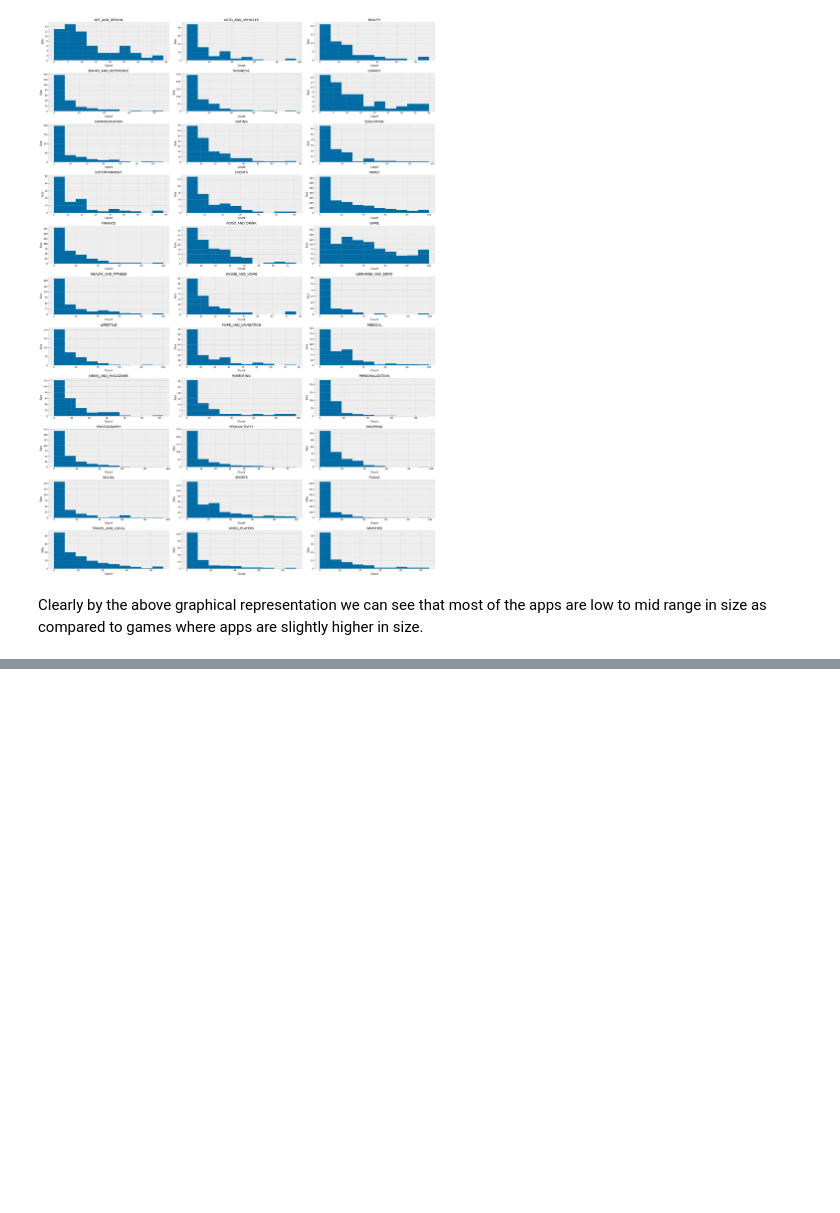
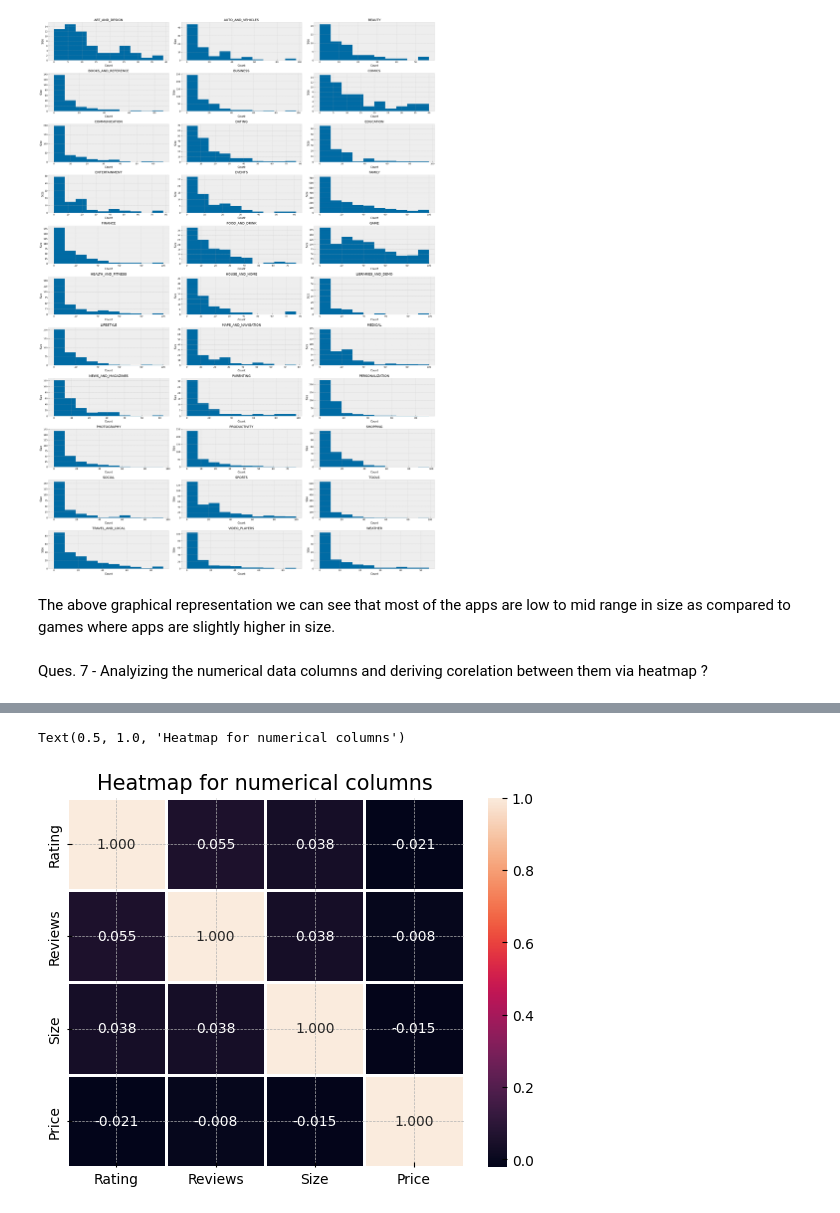
Before and after one commit to pravin2072/Play_store_app, a Jupyter notebook: 13_4_23_Play_store.ipynb, the cells around one changed output, grey strips where cells are left out. Saved outputs shown, nothing was run; the diff lists cells and outputs as text; code cells hidden in the pictures; blank space fills up the shorter version.

```diff
--- a/13_4_23_Play_store.ipynb
+++ b/13_4_23_Play_store.ipynb
@@ -622,4 +622,10 @@ plt.tight_layout()
 # %% [output]
 [figure]
 # %% [markdown]
-Clearly by the above graphical representation we can see that most of the apps are low to mid range in size as compared to games where apps are slightly higher in size.
+The above graphical representation we can see that most of the apps are low to mid range in size as compared to games where apps are slightly higher in size.
+# %% [markdown]
+Ques. 7 - Analyizing the numerical data columns and deriving corelation between them via heatmap ?
+# %%
+sns.heatmap(data_df.corr(), annot = True, linewidths=1.0, fmt=".3f")
+plt.title("Heatmap for numerical columns", size=15)
+# %% [output]
@@ -625,0 +633,2 @@ Clearly by the above graphical representation we can see that most of the apps a
+Text(0.5, 1.0, 'Heatmap for numerical columns')
+[figure, added]
```
Also changed, not shown: parts of 13 cells of this notebook.
